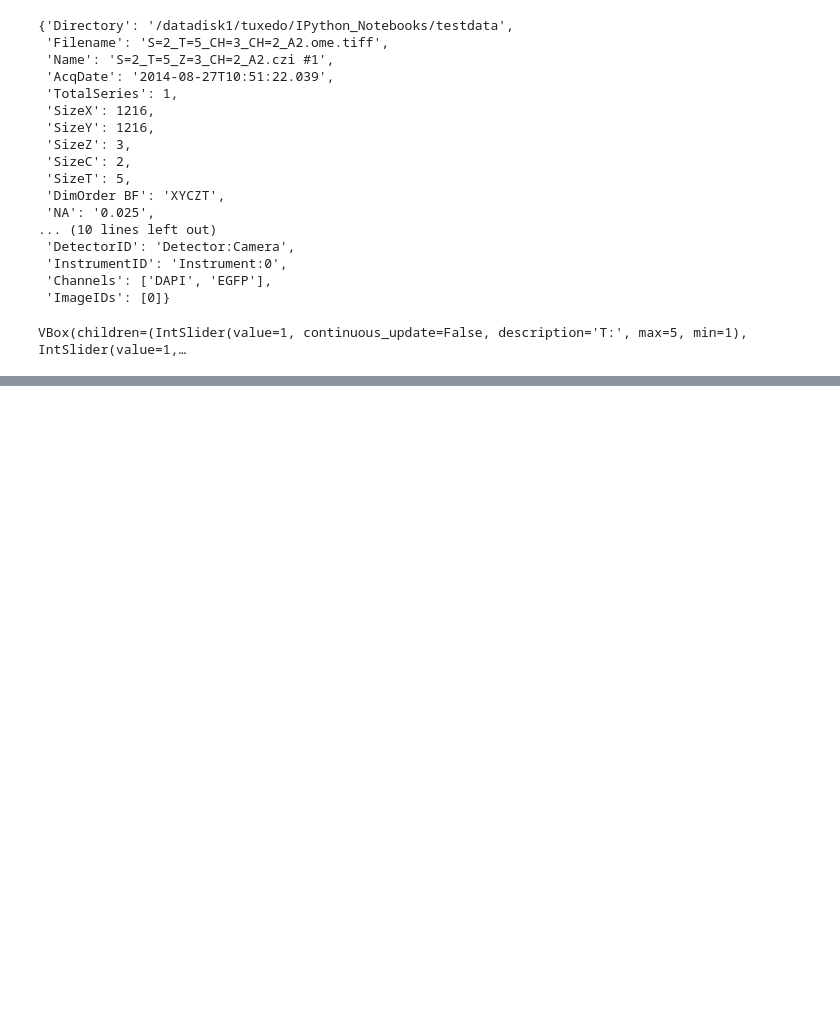
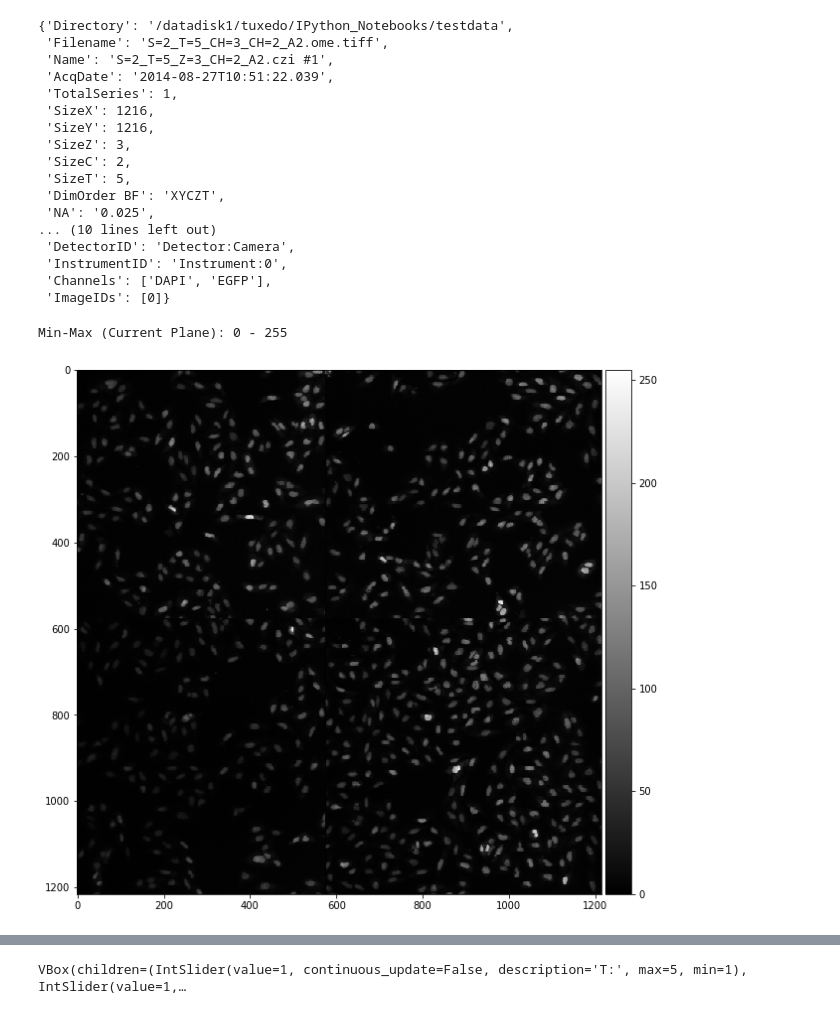
Before and after one commit to sebi06/ipy_notebooks, a Jupyter notebook: Read_OMETIFF_CZI/Read_OMETIFF_or_CZI.ipynb, the cells around one changed output, grey strips where cells are left out. Cells and saved outputs as stored; diff of their text form; code cells hidden in the pictures; blank space fills up the shorter version.

```diff
--- a/Read_OMETIFF_CZI/Read_OMETIFF_or_CZI.ipynb
+++ b/Read_OMETIFF_CZI/Read_OMETIFF_or_CZI.ipynb
@@ -18,18 +20,19 @@ import imgfileutils as imf
 basefolder = r'/datadisk1/tuxedo/IPython_Notebooks/testdata'
 #basefolder = r'/home/sebi06/testdata'
 
-#filename_ometiff = os.path.join(basefolder, 'Filter_with_Particles_big.ome.tiff')
-filename_ometiff = os.path.join(basefolder, 'S=2_T=5_CH=3_CH=2_A2.ome.tiff')
-#filename_ometiff = os.path.join(basefolder, 'Osteosarcoma_01.ome.tiff')
-#filename_czi = os.path.join(basefolder, 'Filter_with_Particles_big.czi')
-#filename_czi = os.path.join(basefolder, '8Brains_DAPI_5X_stitched.czi')
-#filename_czi = os.path.join(basefolder, 'S=2_T=5_Z=3_CH=2_A2.czi')
+#filename = os.path.join(basefolder, 'Filter_with_Particles_big.ome.tiff')
+filename = os.path.join(basefolder, 'S=2_T=5_CH=3_CH=2_A2.ome.tiff')
+#filename = os.path.join(basefolder, 'Osteosarcoma_01.ome.tiff')
+#filename = os.path.join(basefolder, 'Filter_with_Particles_big.czi')
+#filename = os.path.join(basefolder, '8Brains_DAPI_5X_stitched.czi')
+#filename = os.path.join(basefolder, 'S=2_T=5_Z=3_CH=2_A2.czi')
 # %%
-image_name = os.path.basename(filename_ometiff)
+image_name = os.path.basename(filename)
 
-if filename_ometiff.lower().endswith('.ome.tiff') or filename_ometiff.lower().endswith('.ome.tif'):
+if filename.lower().endswith('.ome.tiff') or filename.lower().endswith('.ome.tif'):
 
     # Return value is an 5D Array of order (T, Z, C, X, Y)
-    (array5d, omexml) = io.read_ometiff(filename_ometiff)
+    (array5d, omexml) = io.read_ometiff(filename)
 
-metadata = imf.get_metadata_ometiff(filename_ometiff, omexml, series=0)
+
+metadata = imf.get_metadata(filename, series=0)
@@ -117,6 +66,10 @@ if metadata['SizeC'] == 1:
 # %%
-out = widgets.interactive_output(get_TZC, { 't': t, 'z': z, 'c': c, 'r':r})
+#out = widgets.interactive_output(get_TZC, { 't': t, 'z': z, 'c': c, 'r':r})
+ui, out = imf.create_ipyviewer(array5d, metadata)
+
 display(ui, out)
 # %% [output]
-VBox(children=(IntSlider(value=1, continuous_update=False, description='T:', max=5, min=1), IntSlider(value=1,…
+Min-Max (Current Plane): 0 - 255
+[figure, added]
 [interactive output not drawn]
+VBox(children=(IntSlider(value=1, continuous_update=False, description='T:', max=5, min=1), IntSlider(value=1,…
```
Also changed, not shown: parts of 4 cells of this notebook, 2 other files.
